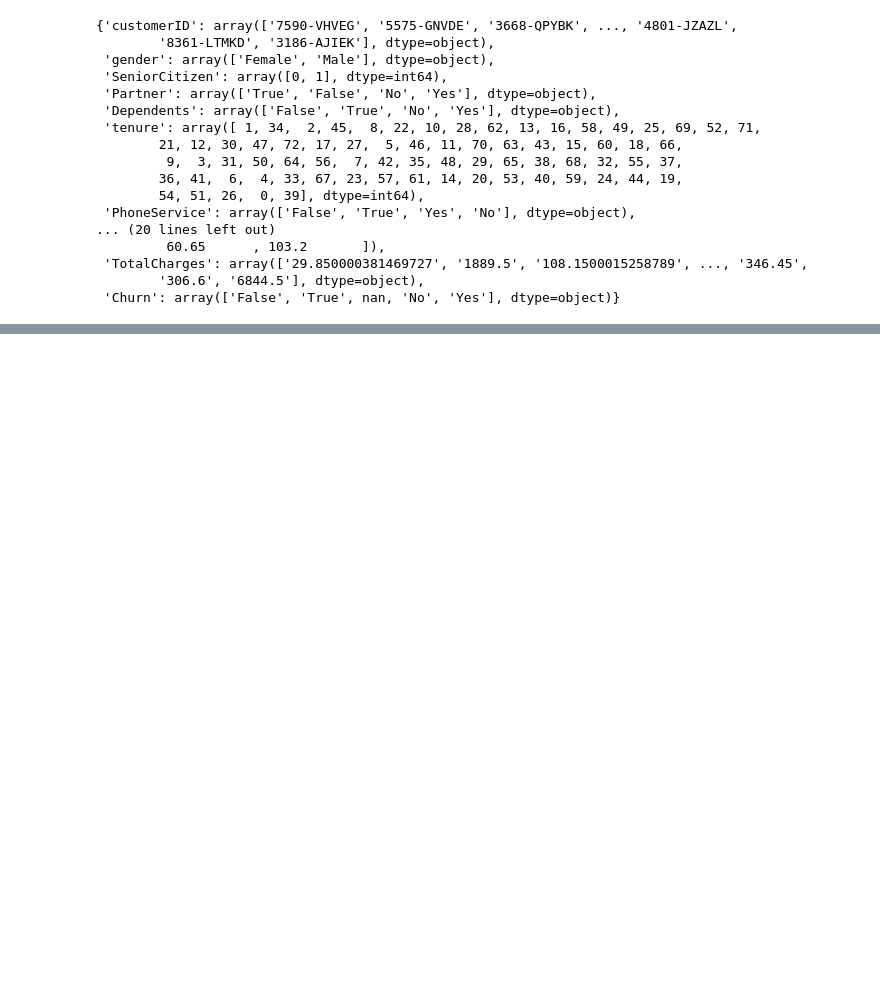
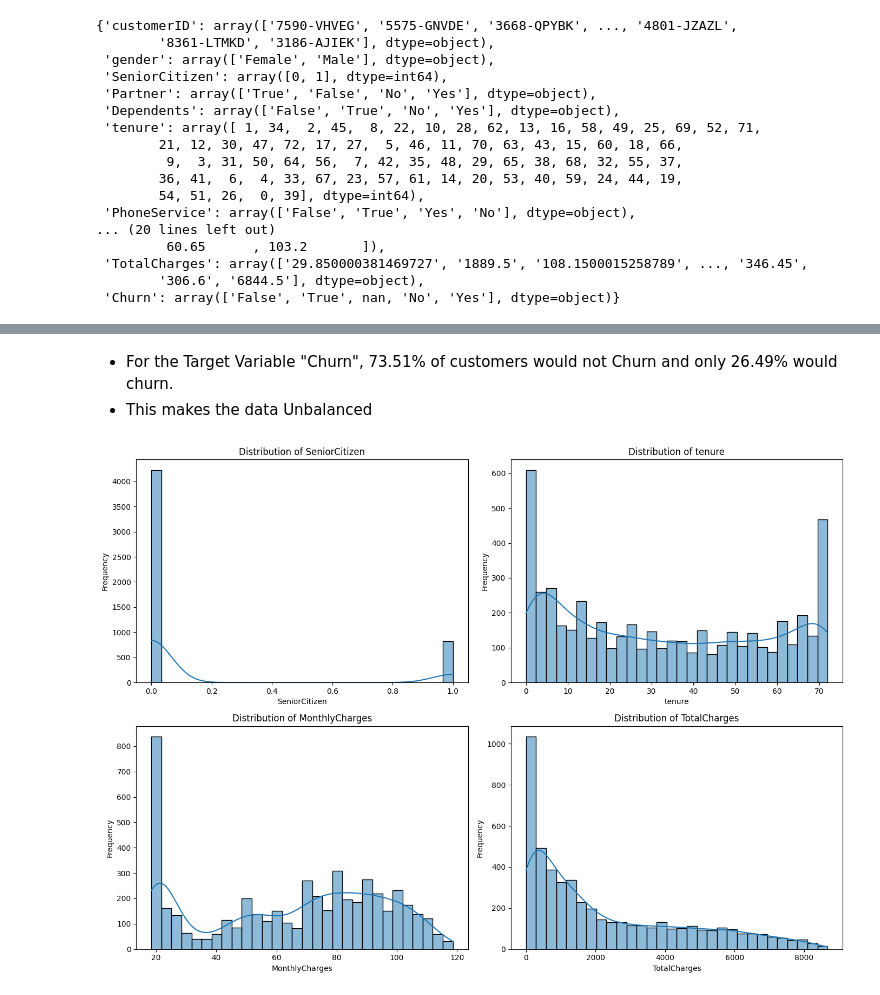
Before and after one commit to Josiegithub/Customer-Churn-Analysis, a Jupyter notebook: Notebook/notebook.ipynb, the cells around one changed output, grey strips where cells are left out. Cells and saved outputs as stored; diff of their text form; code cells hidden in the pictures; blank space fills up the shorter version.

```diff
--- a/Notebook/notebook.ipynb
+++ b/Notebook/notebook.ipynb
@@ -512,0 +559,8 @@ train_data.TotalCharges = pd.to_numeric(train_data.TotalCharges, errors='coerce'
+# %%
+# Select and fill the necessary boolean columns with "False" value
+sliced_data= train_data.iloc[:,:-3].fillna("No")
+sliced_data.isna().sum()
+
+# Update the columns in the original DataFrame with the filled data in sliced_data
+train_data.loc[sliced_data.index, sliced_data.columns]= sliced_data
+train_data.isna().sum()
@@ -594,0 +713,20 @@ for i, predictor in enumerate(train_data.drop(columns=['Churn', 'TotalCharges',
+# %% [markdown]
+- For the Target Variable "Churn", 73.51% of customers would not Churn and only 26.49% would churn.
+- This makes the data Unbalanced
+# %%
+# Find Individual Distribution of numerical Columns
+num_columns= ['SeniorCitizen','tenure','MonthlyCharges','TotalCharges']
+
+fig,axes,= plt.subplots(nrows=2,ncols=2, figsize=(14, 10))
+axes =axes.flatten()
+
+for idx,col in enumerate(num_columns):
+    sns.histplot(train_data[col], kde=True, ax=axes[idx], bins=30)
+    axes[idx].set_title(f'Distribution of {col}')
+    axes[idx].set_xlabel(col)
+    axes[idx].set_ylabel('Frequency')
+
+plt.tight_layout()
+plt.show()
+# %% [output]
+[figure, added]
```
Also changed, not shown: parts of 126 cells of this notebook, 1 other file.
